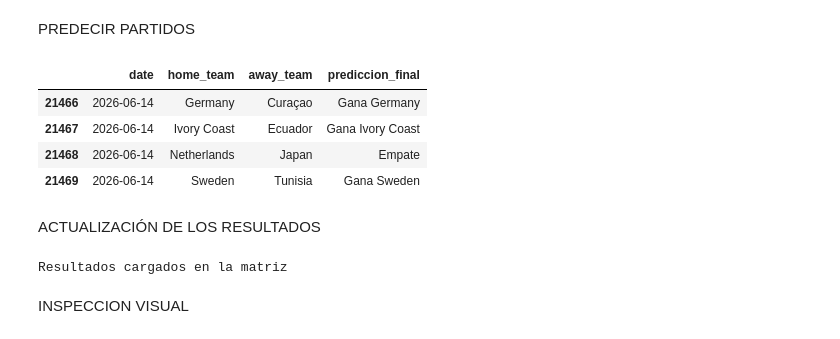
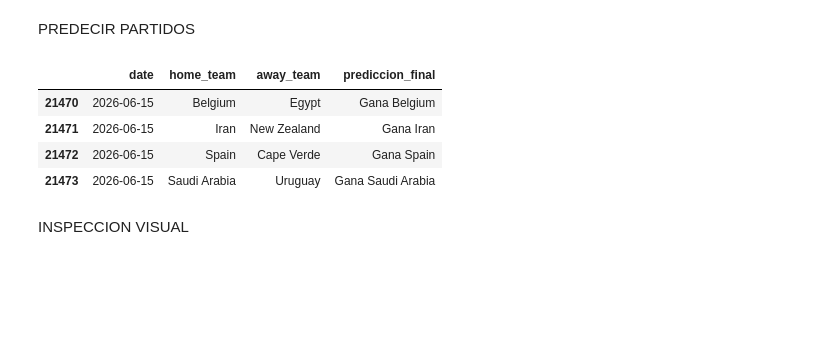
Before and after one commit to mishelyD/modelo_predictivo_mundial, a Jupyter notebook: modelo.ipynb, the cells around one changed output. Saved outputs shown, nothing was run; the diff lists cells and outputs as text; code cells hidden in the pictures; blank space fills up the shorter version.

```diff
--- a/modelo.ipynb
+++ b/modelo.ipynb
@@ -120,79 +183,32 @@ Precisión lograda en validación: 54.09%
 PREDECIR PARTIDOS
 # %%
 # 1. Filtramos los partidos de HOY buscando en el calendario completo (df_oficial)
-partidos_hoy = df_oficial[df_oficial['date'] == '2026-06-14'].copy()
+partidos_hoy = df_oficial[df_oficial['date'] == '2026-06-15'].copy()
 
 # 2. Generamos las predicciones con tu modelo ya entrenado
 partidos_hoy['pred_codigo'] = modelo_mundial.predict(partidos_hoy[features])
 
 # 3. Traducimos los resultados numéricos a texto
 condiciones_hoy = [
     partidos_hoy['pred_codigo'] == 1,
     partidos_hoy['pred_codigo'] == 2,
     partidos_hoy['pred_codigo'] == 0
 ]
 textos_hoy = [
     'Gana ' + partidos_hoy['home_team'],
     'Gana ' + partidos_hoy['away_team'],
     'Empate'
 ]
 partidos_hoy['prediccion_final'] = np.select(condiciones_hoy, textos_hoy)
 
 # 4. Mostramos la cartelera de los partidos de hoy
 partidos_hoy[['date', 'home_team', 'away_team', 'prediccion_final']]
 # %% [output]
 |  | date | home_team | away_team | prediccion_final |
-| 21466 | 2026-06-14 | Germany | Curaçao | Gana Germany |
-| 21467 | 2026-06-14 | Ivory Coast | Ecuador | Gana Ivory Coast |
-| 21468 | 2026-06-14 | Netherlands | Japan | Empate |
-| 21469 | 2026-06-14 | Sweden | Tunisia | Gana Sweden |
+| 21470 | 2026-06-15 | Belgium | Egypt | Gana Belgium |
+| 21471 | 2026-06-15 | Iran | New Zealand | Gana Iran |
+| 21472 | 2026-06-15 | Spain | Cape Verde | Gana Spain |
+| 21473 | 2026-06-15 | Saudi Arabia | Uruguay | Gana Saudi Arabia |
-# %% [markdown]
-ACTUALIZACIÓN DE LOS RESULTADOS
-# %%
-# --- RESULTADOS DEL VIERNES 12 DE JUNIO ---
-
-# Canadá 1 - 1 Bosnia
-df.loc[(df['date'] == '2026-06-12') & (df['home_team'] == 'Canada'), 'home_score'] = 1
-df.loc[(df['date'] == '2026-06-12') & (df['away_team'] == 'Bosnia and Herzegovina'), 'away_score'] = 1
-
-# Estados Unidos 4 - 1 Paraguay
-df.loc[(df['date'] == '2026-06-12') & (df['home_team'] == 'United States'), 'home_score'] = 4
-df.loc[(df['date'] == '2026-06-12') & (df['away_team'] == 'Paraguay'), 'away_score'] = 1
-
-# --- RESULTADOS DEL SÁBADO 13 DE JUNIO (AYER) ---
-
-# Catar 1 - 1 Suiza
-df.loc[(df['date'] == '2026-06-13') & (df['home_team'] == 'Qatar'), 'home_score'] = 1
-df.loc[(df['date'] == '2026-06-13') & (df['away_team'] == 'Switzerland'), 'away_score'] = 1
-
-# Brasil 1 - 1 Marruecos
-df.loc[(df['date'] == '2026-06-13') & (df['home_team'] == 'Brazil'), 'home_score'] = 1
-df.loc[(df['date'] == '2026-06-13') & (df['away_team'] == 'Morocco'), 'away_score'] = 1
-
-# Haití 0 - 1 Escocia
-df.loc[(df['date'] == '2026-06-13') & (df['home_team'] == 'Haiti'), 'home_score'] = 0
-df.loc[(df['date'] == '2026-06-13') & (df['away_team'] == 'Scotland'), 'away_score'] = 1
-
-# Australia 2 - 0 Turquía
-df.loc[(df['date'] == '2026-06-13') & (df['home_team'] == 'Australia'), 'home_score'] = 2
-df.loc[(df['date'] == '2026-06-13') & (df['away_team'] == 'Turkey'), 'away_score'] = 0
-
-# Alemania 7 - 1 Curazao
-df.loc[(df['date'] == '2026-06-14') & (df['home_team'] == 'Germany'), 'home_score'] = 7
-df.loc[(df['date'] == '2026-06-14') & (df['away_team'] == 'Curaçao'), 'away_score'] = 1
-
-# Paises Bajos 2 - 2 Japon
-df.loc[(df['date'] == '2026-06-14') & (df['home_team'] == 'Netherlands'), 'home_score'] = 2
-df.loc[(df['date'] == '2026-06-14') & (df['away_team'] == 'Japan'), 'away_score'] = 2
-
-# Costa de Marfil 1 - 0 Ecuador
-df.loc[(df['date'] == '2026-06-14') & (df['home_team'] == 'Ivory Coast'), 'home_score'] = 1
-df.loc[(df['date'] == '2026-06-14') & (df['away_team'] == 'Ecuador'), 'away_score'] = 0
-
-
-print("Resultados cargados en la matriz")
-# %% [output]
-Resultados cargados en la matriz
 # %% [markdown]
 INSPECCION VISUAL
 # %%
```
Also changed, not shown: parts of 8 cells of this notebook.
